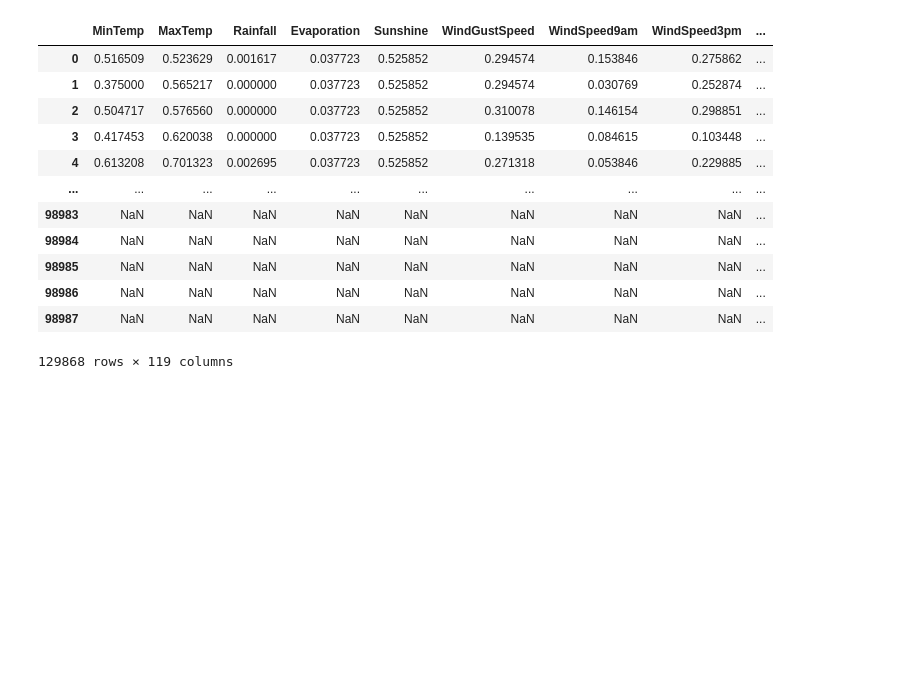
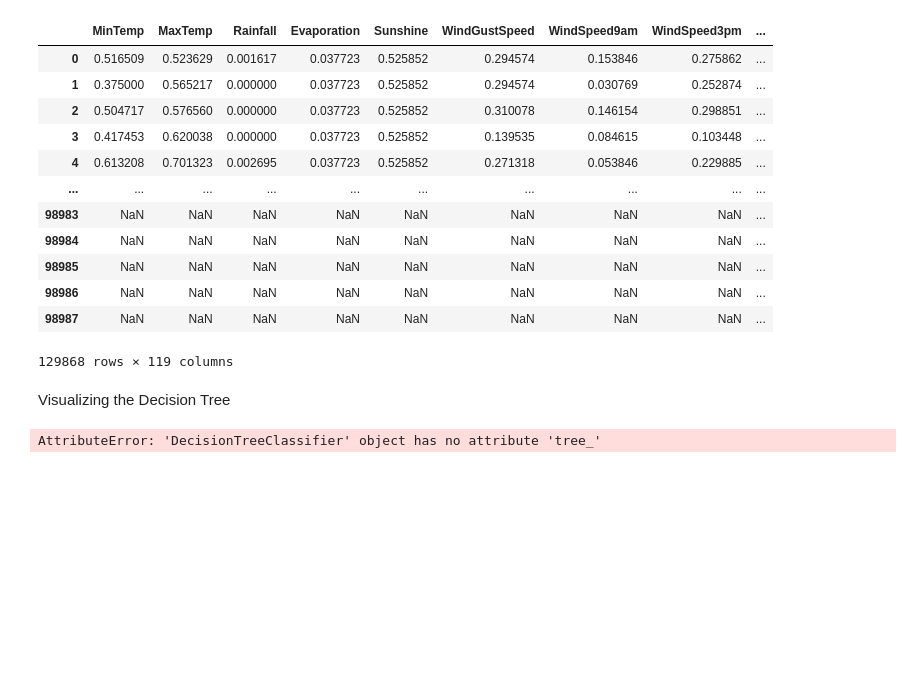
Before and after one commit to KennedyMungai/scikit-learn-course, a Jupyter notebook: scikit_learn_decision_trees_and_random_forests.ipynb, the cells around one changed output. Cells and saved outputs as stored; diff of their text form; code cells hidden in the pictures; blank space fills up the shorter version.

Commit message:
PLotting out the decision tree

```diff
--- a/scikit_learn_decision_trees_and_random_forests.ipynb
+++ b/scikit_learn_decision_trees_and_random_forests.ipynb
@@ -281,3 +281,13 @@ x_train
 | 98986 | NaN | NaN | NaN | NaN | NaN | NaN | NaN | NaN | ... |
 | 98987 | NaN | NaN | NaN | NaN | NaN | NaN | NaN | NaN | ... |
 129868 rows × 119 columns
+# %% [markdown]
+<p>Visualizing the Decision Tree</p>
+# %%
+from sklearn.tree import plot_tree, export_text
+
+plt.figure(figsize=(80,20))
+plot_tree(model, feature_names=x_train.columns, max_depth=2, filled=True)
+# %% [output]
+AttributeError: 'DecisionTreeClassifier' object has no attribute 'tree_'
+[figure, added]
```
